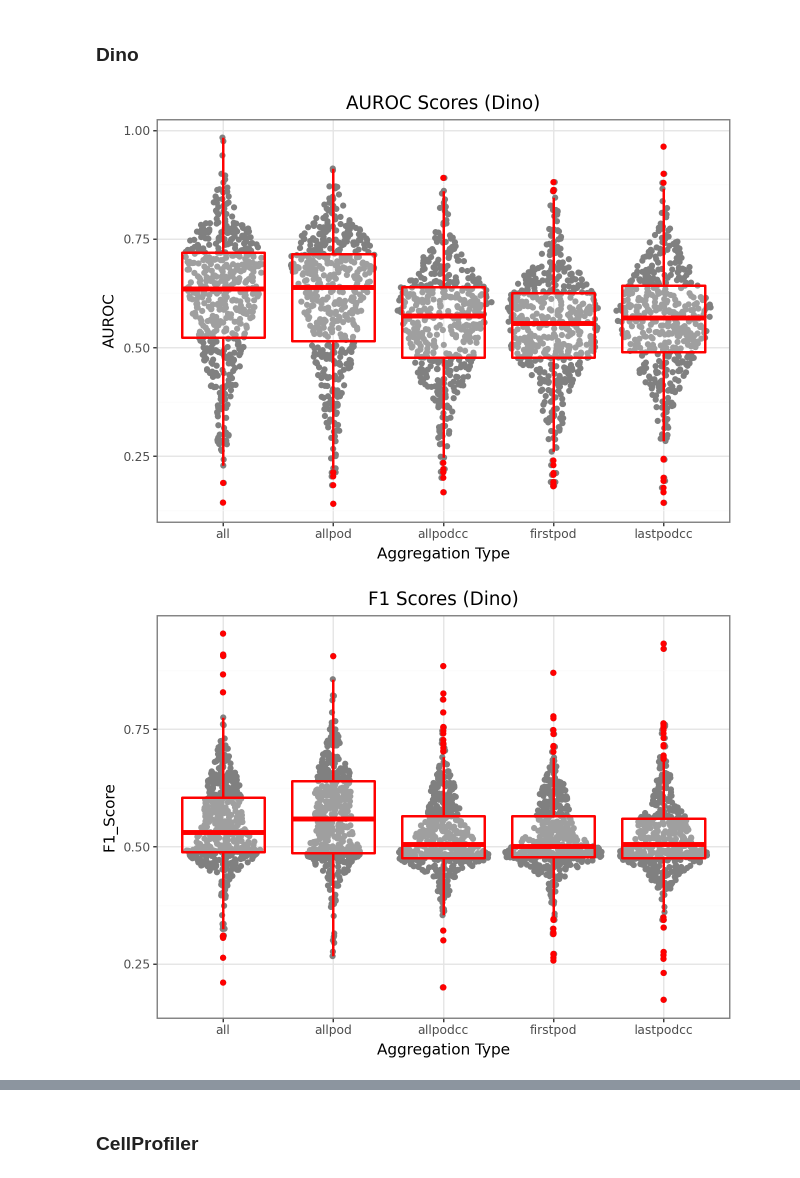
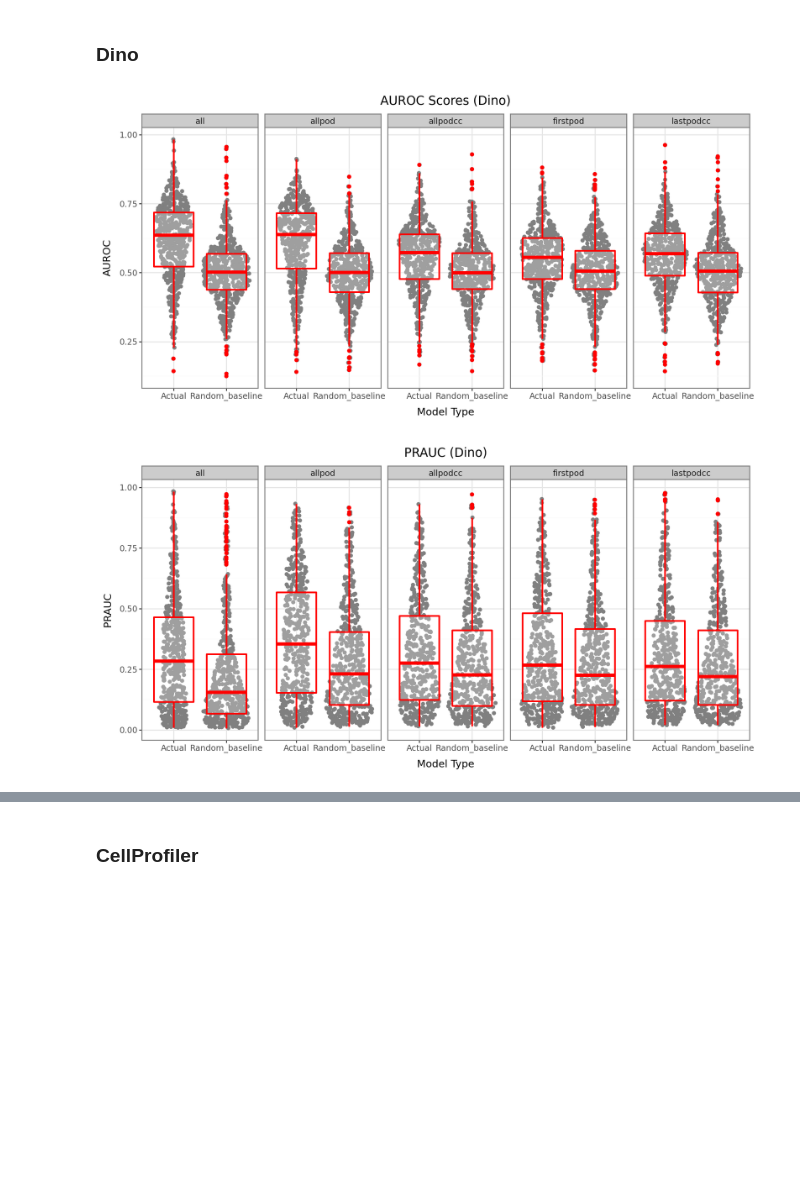
Before and after one commit to jessica-ewald/2024_09_09_Axiom_OASIS, a Jupyter notebook: 2_downstream_analysis/4B_compare_classifier_concs.ipynb, the cells around one changed output, grey strips where cells are left out. Cells and saved outputs as stored; diff of their text form; code cells hidden in the pictures; blank space fills up the shorter version.

```diff
--- a/2_downstream_analysis/4B_compare_classifier_concs.ipynb
+++ b/2_downstream_analysis/4B_compare_classifier_concs.ipynb
@@ -56,34 +48,30 @@ plot.show()
 # %% [markdown]
 ### Dino
 # %%
-from plotnine import ggplot, aes, geom_boxplot, geom_sina, labs, theme_bw
+from plotnine import ggplot, aes, geom_sina, geom_boxplot, labs, theme_bw, position_dodge, facet_wrap
+import plotnine as pn
+
+pn.options.figure_size = (10, 5)
 
 plot = (
-    ggplot(seal_dino, aes(x='Metadata_AggType', y='AUROC'))
+    ggplot(seal_dino, aes(x='Model_type', y='AUROC'))
     + geom_sina(color="grey")
     + geom_boxplot(color="red", alpha=0.25, size=1)
-    + labs(title='AUROC Scores (Dino)', x='Aggregation Type', y='AUROC')
+    + facet_wrap("Metadata_AggType", ncol=5)
+    + labs(title='AUROC Scores (Dino)', x='Model Type', y='AUROC')
     + theme_bw()
 )
 plot.show()
 
 plot = (
-    ggplot(seal_dino, aes(x='Metadata_AggType', y='F1_Score'))
+    ggplot(seal_dino, aes(x='Model_type', y='PRAUC'))
     + geom_sina(color="grey")
     + geom_boxplot(color="red", alpha=0.25, size=1)
-    + labs(title='F1 Scores (Dino)', x='Aggregation Type', y='F1_Score')
+    + facet_wrap("Metadata_AggType", ncol=5)
+    + labs(title='PRAUC (Dino)', x='Model Type', y='PRAUC')
     + theme_bw()
 )
 plot.show()
-
-plot = (
-    ggplot(seal_dino, aes(x='Metadata_AggType', y='PRAUC'))
-    + geom_sina(color="grey")
-    + geom_boxplot(color="red", alpha=0.25, size=1)
-    + labs(title='PRAUC (Dino)', x='Aggregation Type', y='PRAUC')
-    + theme_bw()
-)
-plot.show()
 # %% [output]
-[figure, old version]
+[figure, new version]
-[figure, old version]
+[figure, new version]
```
Also changed, not shown: parts of 5 cells of this notebook, 5 other files.
